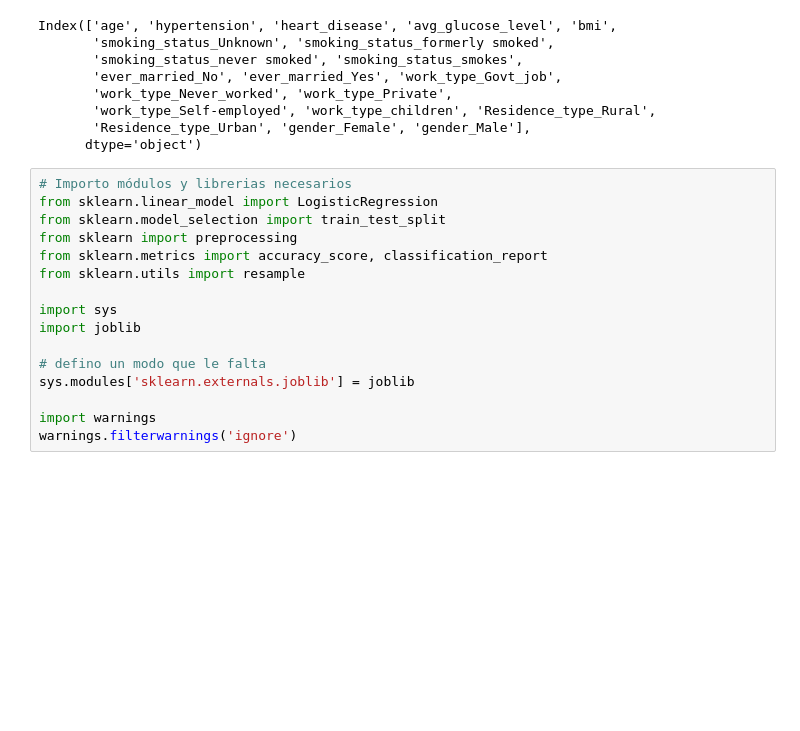
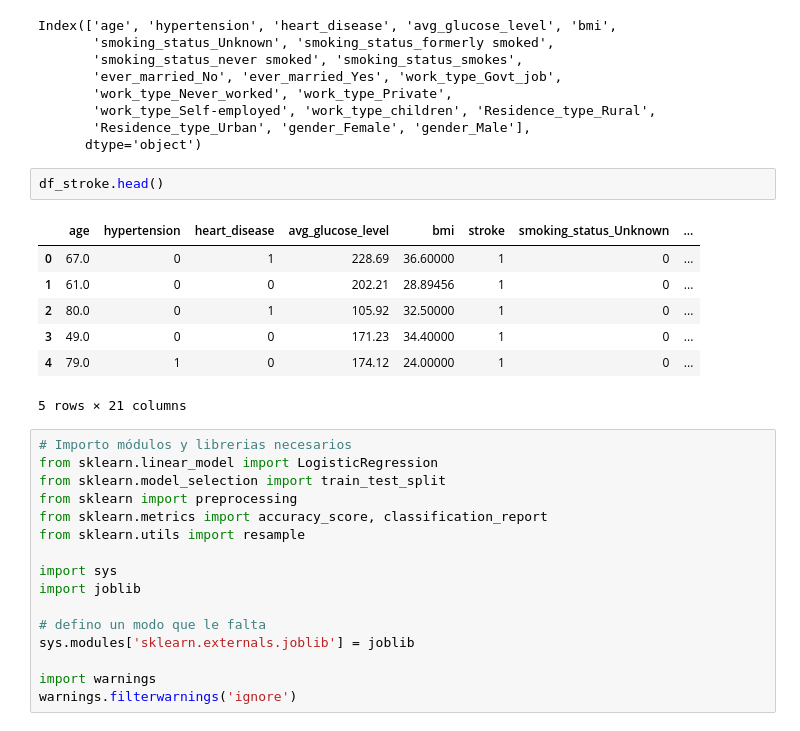
Before and after one commit to patricioneri/Stroke_analysis, a Jupyter notebook: Proyecto_Final Garcia.ipynb, the cells around one changed output. Saved outputs shown, nothing was run; the diff lists cells and outputs as text; blank space fills up the shorter version.

```diff
--- a/Proyecto_Final Garcia.ipynb
+++ b/Proyecto_Final Garcia.ipynb
@@ -385,6 +385,16 @@ Index(['age', 'hypertension', 'heart_disease', 'avg_glucose_level', 'bmi',
        'work_type_Self-employed', 'work_type_children', 'Residence_type_Rural',
        'Residence_type_Urban', 'gender_Female', 'gender_Male'],
       dtype='object')
+# %%
+df_stroke.head()
+# %% [output]
+|  | age | hypertension | heart_disease | avg_glucose_level | bmi | stroke | smoking_status_Unknown | ... |
+| 0 | 67.0 | 0 | 1 | 228.69 | 36.60000 | 1 | 0 | ... |
+| 1 | 61.0 | 0 | 0 | 202.21 | 28.89456 | 1 | 0 | ... |
+| 2 | 80.0 | 0 | 1 | 105.92 | 32.50000 | 1 | 0 | ... |
+| 3 | 49.0 | 0 | 0 | 171.23 | 34.40000 | 1 | 0 | ... |
+| 4 | 79.0 | 1 | 0 | 174.12 | 24.00000 | 1 | 0 | ... |
+5 rows × 21 columns
 # %%
 # Importo módulos y librerias necesarios
 from sklearn.linear_model import LogisticRegression
```
Also changed, not shown: parts of 12 cells of this notebook.
